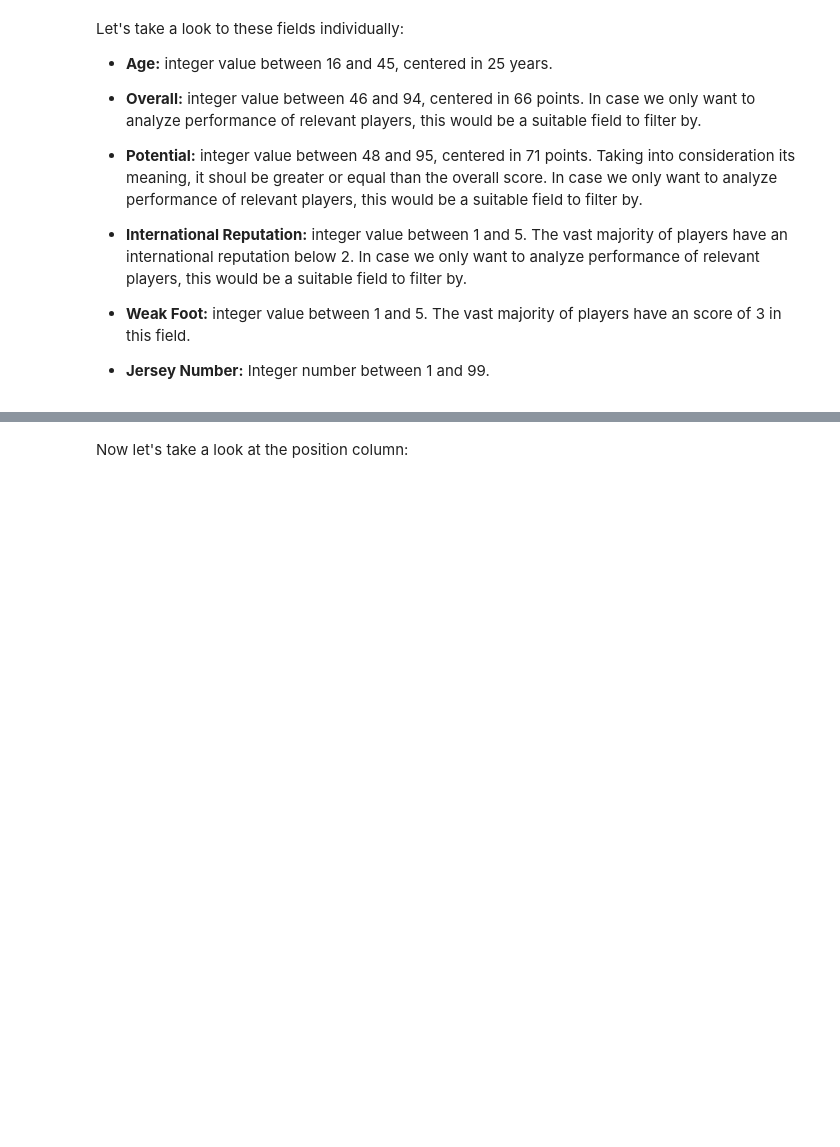
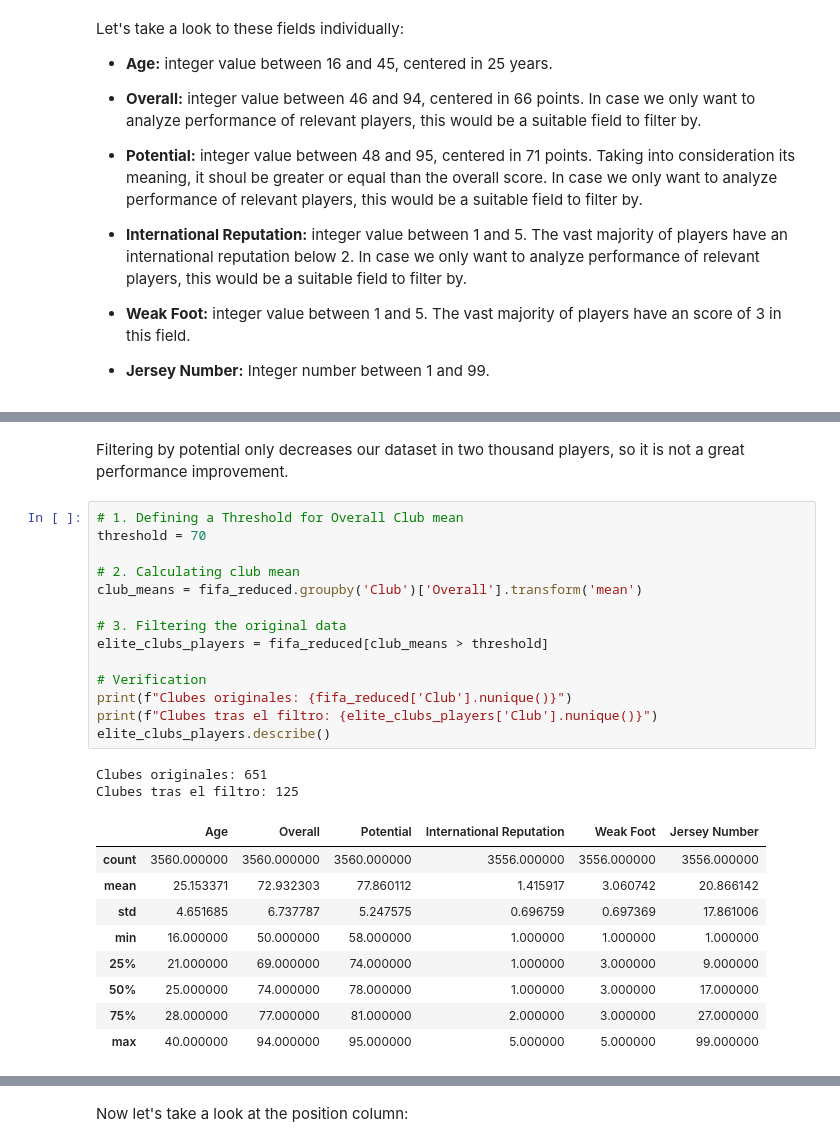
Before and after one commit to dalarconro/FIFA18_Python_Analysis, a Jupyter notebook: notebooks/01_exploration.ipynb, the cells around one changed output, grey strips where cells are left out. Saved outputs shown, nothing was run; the diff lists cells and outputs as text; blank space fills up the shorter version.

```diff
--- a/notebooks/01_exploration.ipynb
+++ b/notebooks/01_exploration.ipynb
@@ -300,0 +369,28 @@ Let's take a look to these fields individually:
+# %% [markdown]
+Filtering by potential only decreases our dataset in two thousand players, so it is not a great performance improvement.
+# %%
+# 1. Defining a Threshold for Overall Club mean
+threshold = 70
+
+# 2. Calculating club mean
+club_means = fifa_reduced.groupby('Club')['Overall'].transform('mean')
+
+# 3. Filtering the original data
+elite_clubs_players = fifa_reduced[club_means > threshold]
+
+# Verification
+print(f"Clubes originales: {fifa_reduced['Club'].nunique()}")
+print(f"Clubes tras el filtro: {elite_clubs_players['Club'].nunique()}")
+elite_clubs_players.describe()
+# %% [output]
+Clubes originales: 651
+Clubes tras el filtro: 125
+|  | Age | Overall | Potential | International Reputation | Weak Foot | Jersey Number |
+| count | 3560.000000 | 3560.000000 | 3560.000000 | 3556.000000 | 3556.000000 | 3556.000000 |
+| mean | 25.153371 | 72.932303 | 77.860112 | 1.415917 | 3.060742 | 20.866142 |
+| std | 4.651685 | 6.737787 | 5.247575 | 0.696759 | 0.697369 | 17.861006 |
+| min | 16.000000 | 50.000000 | 58.000000 | 1.000000 | 1.000000 | 1.000000 |
+| 25% | 21.000000 | 69.000000 | 74.000000 | 1.000000 | 3.000000 | 9.000000 |
+| 50% | 25.000000 | 74.000000 | 78.000000 | 1.000000 | 3.000000 | 17.000000 |
+| 75% | 28.000000 | 77.000000 | 81.000000 | 2.000000 | 3.000000 | 27.000000 |
+| max | 40.000000 | 94.000000 | 95.000000 | 5.000000 | 5.000000 | 99.000000 |
```
Also changed, not shown: parts of 22 cells of this notebook.
